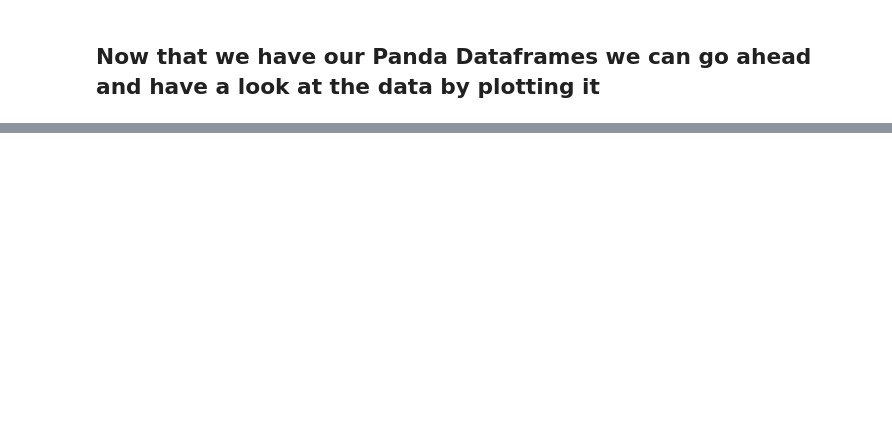
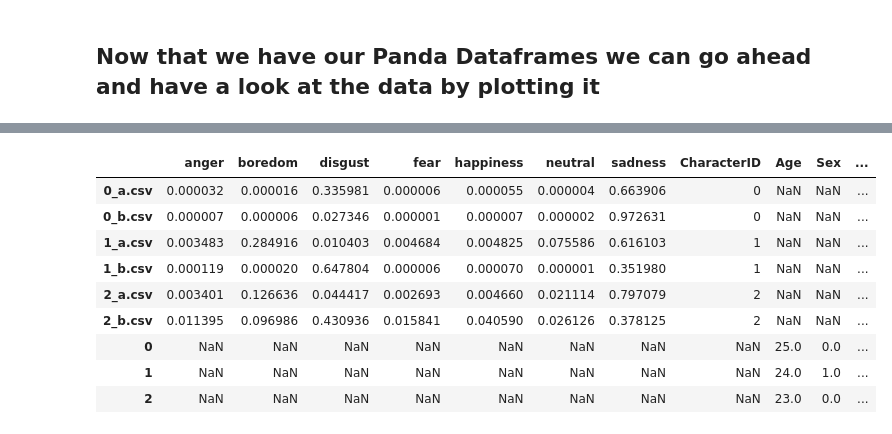
Before and after one commit to EJKraft/MasterThesis, a Jupyter notebook: OpenSMILE Analysis.ipynb, the cells around one changed output, grey strips where cells are left out. Cells and saved outputs as stored; diff of their text form; code cells hidden in the pictures; blank space fills up the shorter version.

Commit message:
Added new csv data for processing

```diff
--- a/OpenSMILE Analysis.ipynb
+++ b/OpenSMILE Analysis.ipynb
@@ -111,0 +138,26 @@ plt.locator_params(axis='x',nbins= 9)
+# %%
+char_data = pd.read_csv("CharacterData/CharacterIDs.csv")
+char_data.set_index('CharacterID', inplace = True)
+
+#Join Affect and Character Tables
+
+#char_data['Age'].to_numeric()
+#df_emotion['CharacterID']
+#char_data['CharacterID']
+#char_data['CharacterID'].astype(int)
+df_emotion['CharacterID'].astype(int)
+
+#test = pd.merge(df_emotion,char_data, on ='CharacterID')
+test = pd.concat([df_emotion, char_data], keys = [])
+test
+# %% [output]
+|  | anger | boredom | disgust | fear | happiness | neutral | sadness | CharacterID | Age | Sex | ... |
+| 0_a.csv | 0.000032 | 0.000016 | 0.335981 | 0.000006 | 0.000055 | 0.000004 | 0.663906 | 0 | NaN | NaN | ... |
+| 0_b.csv | 0.000007 | 0.000006 | 0.027346 | 0.000001 | 0.000007 | 0.000002 | 0.972631 | 0 | NaN | NaN | ... |
+| 1_a.csv | 0.003483 | 0.284916 | 0.010403 | 0.004684 | 0.004825 | 0.075586 | 0.616103 | 1 | NaN | NaN | ... |
+| 1_b.csv | 0.000119 | 0.000020 | 0.647804 | 0.000006 | 0.000070 | 0.000001 | 0.351980 | 1 | NaN | NaN | ... |
+| 2_a.csv | 0.003401 | 0.126636 | 0.044417 | 0.002693 | 0.004660 | 0.021114 | 0.797079 | 2 | NaN | NaN | ... |
+| 2_b.csv | 0.011395 | 0.096986 | 0.430936 | 0.015841 | 0.040590 | 0.026126 | 0.378125 | 2 | NaN | NaN | ... |
+| 0 | NaN | NaN | NaN | NaN | NaN | NaN | NaN | NaN | 25.0 | 0.0 | ... |
+| 1 | NaN | NaN | NaN | NaN | NaN | NaN | NaN | NaN | 24.0 | 1.0 | ... |
+| 2 | NaN | NaN | NaN | NaN | NaN | NaN | NaN | NaN | 23.0 | 0.0 | ... |
```
Also changed, not shown: parts of 4 cells of this notebook, 8 other files.
